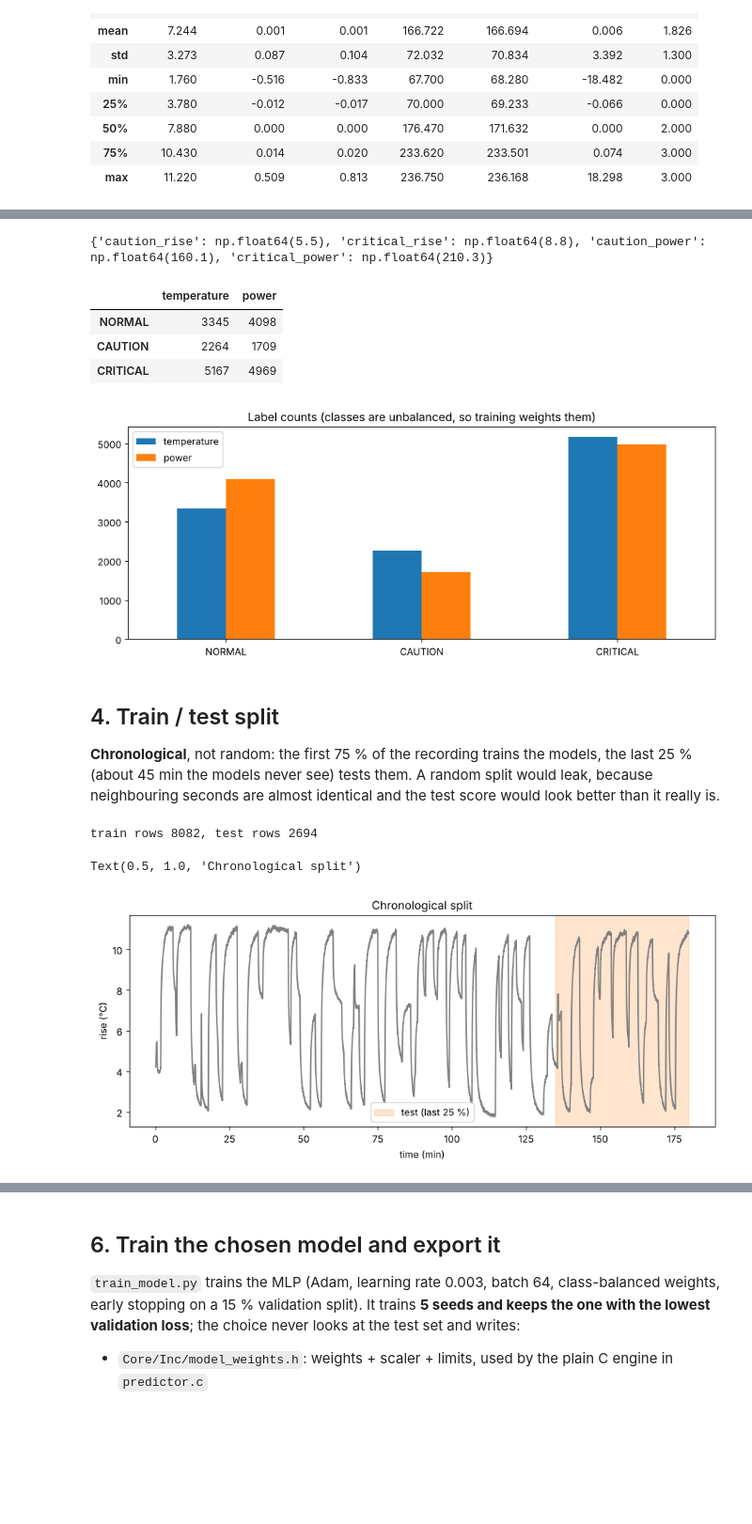
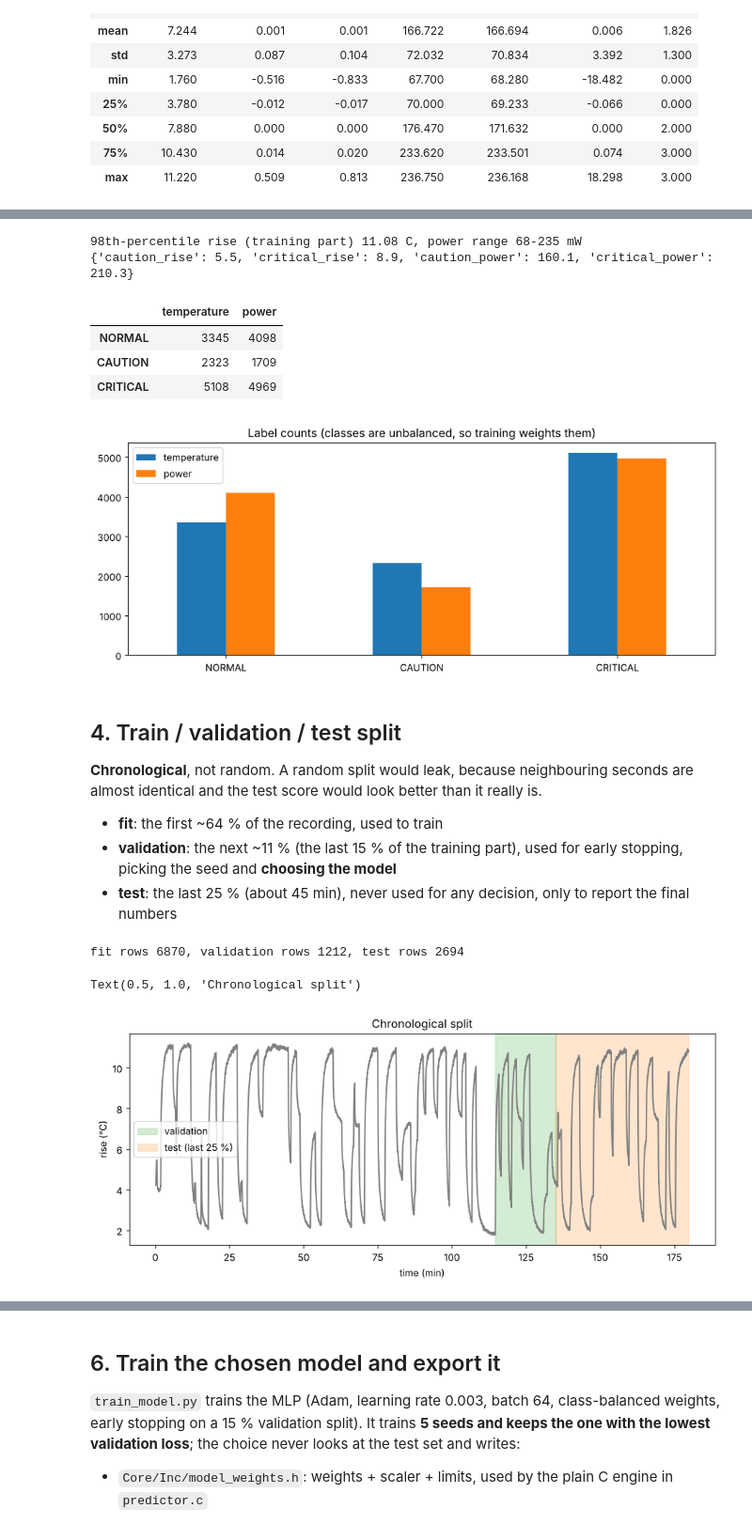
Before and after one commit to bat-daemon/TinyML_Thermal_power_mgmt_project, a Jupyter notebook: notebooks/training_walkthrough.ipynb, the cells around one changed output, grey strips where cells are left out. Shown at 94% size. Drawn from its saved outputs; the diff is of its cells as text; code cells hidden in the pictures; blank space fills up the shorter version.

```diff
--- a/notebooks/training_walkthrough.ipynb
+++ b/notebooks/training_walkthrough.ipynb
@@ -109,8 +109,6 @@ The limits come from the data: temperature caution / critical = 50 % / 80 % of t
 # %%
-all_rise = df["temp_rise_c"].to_numpy(); all_pow = df["power_mw"].to_numpy()
-rise_hi = np.percentile(all_rise, 98); p_lo, p_hi = np.percentile(all_pow, [5, 98])
-thr = {"caution_rise": round(0.5 * rise_hi, 1), "critical_rise": round(0.8 * rise_hi, 1),
-       "caution_power": round(p_lo + 0.55 * (p_hi - p_lo), 1), "critical_power": round(p_lo + 0.85 * (p_hi - p_lo), 1)}
+thr, rise_hi, p_lo, p_hi = tm.thresholds_from_train(segments, H)   # training rows only
+print(f"98th-percentile rise (training part) {rise_hi:.2f} C, power range {p_lo:.0f}-{p_hi:.0f} mW")
 print(thr)
 
 fut_rise, fut_pow = tm.future_targets(seg, H)
@@ -121,28 +119,33 @@ counts = pd.DataFrame({"temperature": np.bincount(y_t, minlength=3), "power": np
                       index=tm.CLASS_NAMES)
 counts.plot.bar(rot=0, title="Label counts (classes are unbalanced, so training weights them)"); counts
 # %% [output]
-{'caution_rise': np.float64(5.5), 'critical_rise': np.float64(8.8), 'caution_power': np.float64(160.1), 'critical_power': np.float64(210.3)}
+98th-percentile rise (training part) 11.08 C, power range 68-235 mW
+{'caution_rise': 5.5, 'critical_rise': 8.9, 'caution_power': 160.1, 'critical_power': 210.3}
 |  | temperature | power |
 | NORMAL | 3345 | 4098 |
-| CAUTION | 2264 | 1709 |
-| CRITICAL | 5167 | 4969 |
+| CAUTION | 2323 | 1709 |
+| CRITICAL | 5108 | 4969 |
-[figure, old version]
+[figure, new version]
 # %% [markdown]
-## 4. Train / test split
+## 4. Train / validation / test split
 
-**Chronological**, not random: the first 75 % of the recording trains the models, the last 25 % (about 45 min the models never see) tests them.
-A random split would leak, because neighbouring seconds are almost identical and the test score would look better than it really is.
+**Chronological**, not random. A random split would leak, because neighbouring seconds are almost identical and the test score would look better than it really is.
+- **fit**: the first ~64 % of the recording, used to train
+- **validation**: the next ~11 % (the last 15 % of the training part), used for early stopping, picking the seed and **choosing the model**
+- **test**: the last 25 % (about 45 min), never used for any decision, only to report the final numbers
 # %%
-cut = int(len(valid) * 0.75)
-print(f"train rows {cut}, test rows {len(valid) - cut}")
+cut = int(len(valid) * tm.TRAIN_FRACTION)
+nv = int(cut * 0.15)
+print(f"fit rows {cut - nv}, validation rows {nv}, test rows {len(valid) - cut}")
 fig, ax = plt.subplots()
 ax.plot(t_min.to_numpy()[valid], seg["temp_rise_c"].to_numpy()[valid], color="gray")
+ax.axvspan(t_min.iloc[valid[cut - nv]], t_min.iloc[valid[cut]], color="tab:green", alpha=0.2, label="validation")
 ax.axvspan(t_min.iloc[valid[cut]], t_min.iloc[valid[-1]], color="tab:orange", alpha=0.2, label="test (last 25 %)")
 ax.set_xlabel("time (min)"); ax.set_ylabel("rise (°C)"); ax.legend(); ax.set_title("Chronological split")
 # %% [output]
-train rows 8082, test rows 2694
+fit rows 6870, validation rows 1212, test rows 2694
 Text(0.5, 1.0, 'Chronological split')
-[figure, old version]
+[figure, new version]
 # %% [markdown]
 ## 5. Model selection: 6 candidates on the same split
 
```
Also changed, not shown: parts of 13 cells of this notebook, 3 other files.
